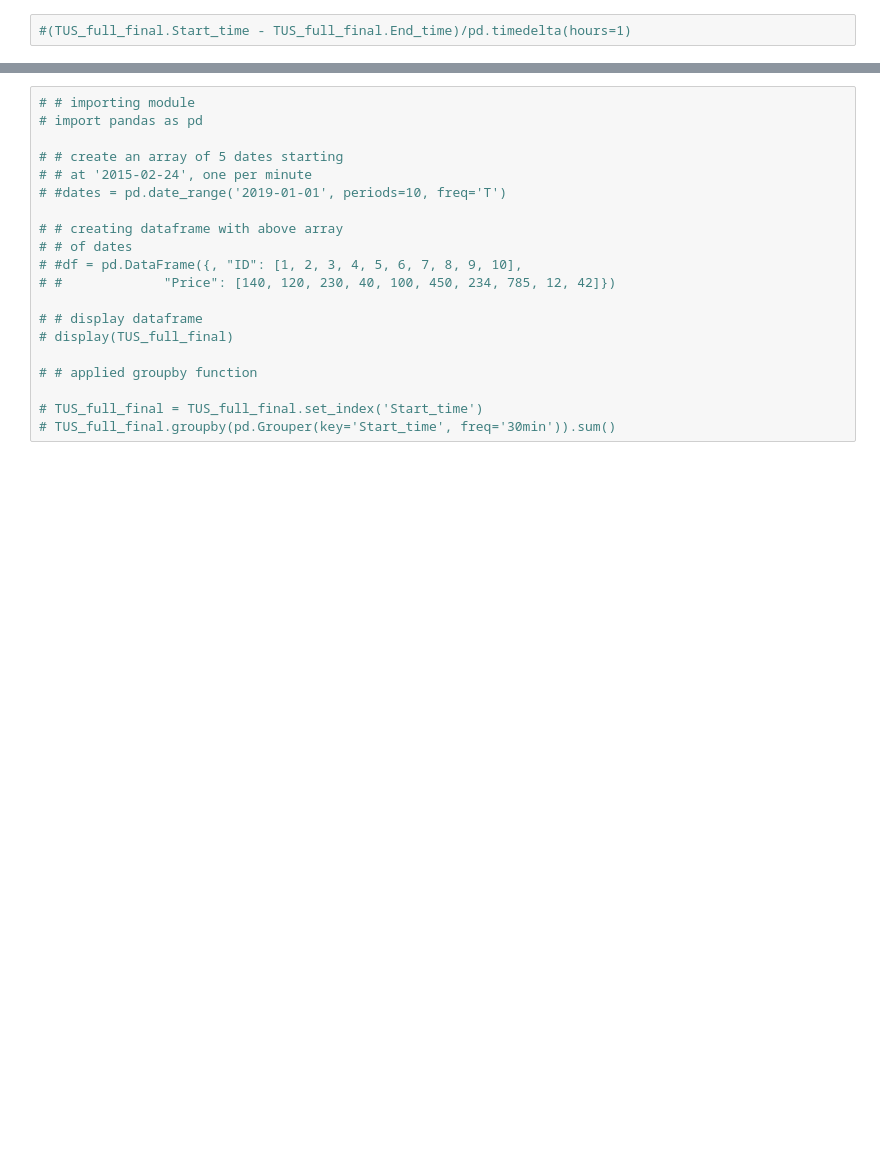
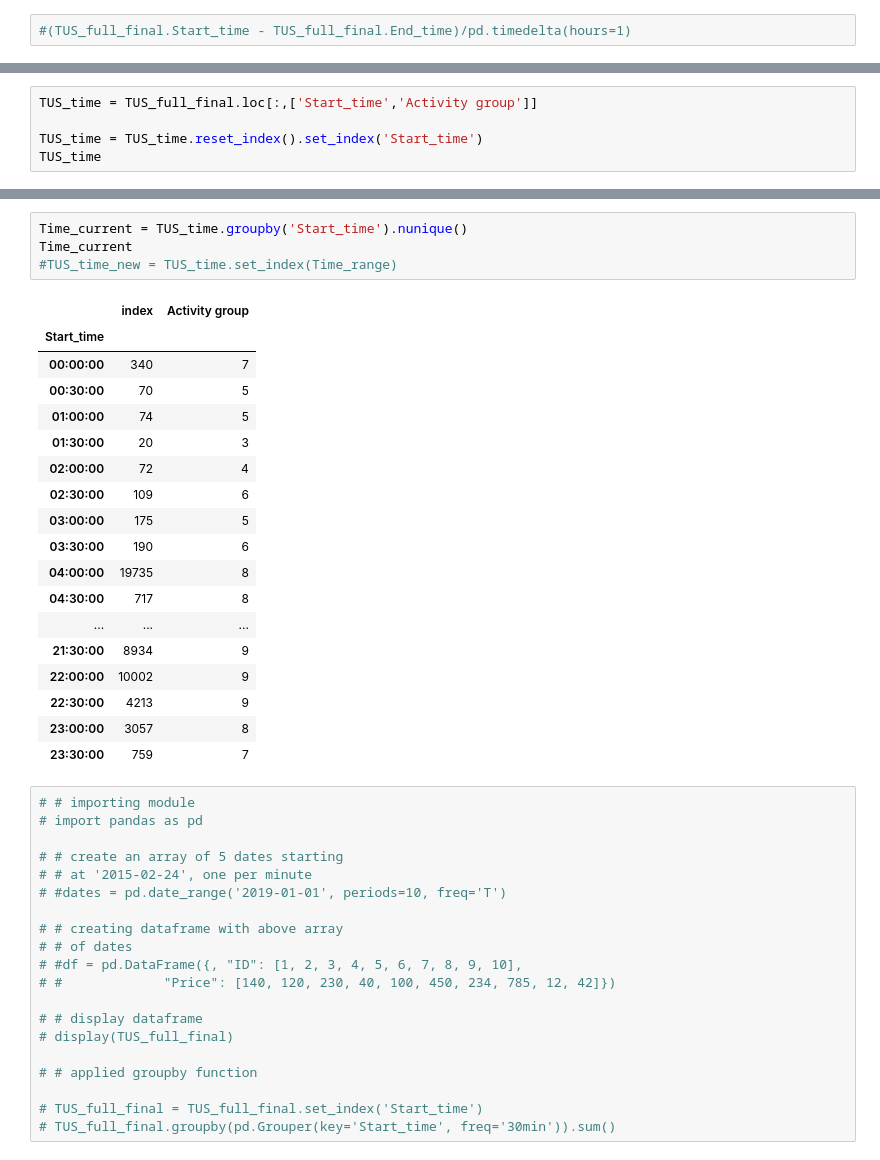
Before and after one commit to rjsayani/TUS_india, a Jupyter notebook: Rural_time_use_analysis-Copy1.ipynb, the cells around one changed output, grey strips where cells are left out. Saved outputs shown, nothing was run; the diff lists cells and outputs as text; blank space fills up the shorter version.

```diff
--- a/Rural_time_use_analysis-Copy1.ipynb
+++ b/Rural_time_use_analysis-Copy1.ipynb
@@ -229,0 +230,5 @@ TUS_full_final
+# %%
+TUS_time = TUS_full_final.loc[:,['Start_time','Activity group']]
+
+TUS_time = TUS_time.reset_index().set_index('Start_time')
+TUS_time
@@ -230,3 +271,26 @@ TUS_full_final
+# %%
+Time_current = TUS_time.groupby('Start_time').nunique()
+Time_current
+#TUS_time_new = TUS_time.set_index(Time_range)
+# %% [output]
+|  | index | Activity group |
+| Start_time |  |  |
+| 00:00:00 | 340 | 7 |
+| 00:30:00 | 70 | 5 |
+| 01:00:00 | 74 | 5 |
+| 01:30:00 | 20 | 3 |
+| 02:00:00 | 72 | 4 |
+| 02:30:00 | 109 | 6 |
+| 03:00:00 | 175 | 5 |
+| 03:30:00 | 190 | 6 |
+| 04:00:00 | 19735 | 8 |
+| 04:30:00 | 717 | 8 |
+| ... | ... | ... |
+| 21:30:00 | 8934 | 9 |
+| 22:00:00 | 10002 | 9 |
+| 22:30:00 | 4213 | 9 |
+| 23:00:00 | 3057 | 8 |
+| 23:30:00 | 759 | 7 |
 # %%
 # # importing module
 # import pandas as pd
```
Also changed, not shown: parts of 13 cells of this notebook, 2 other files.
